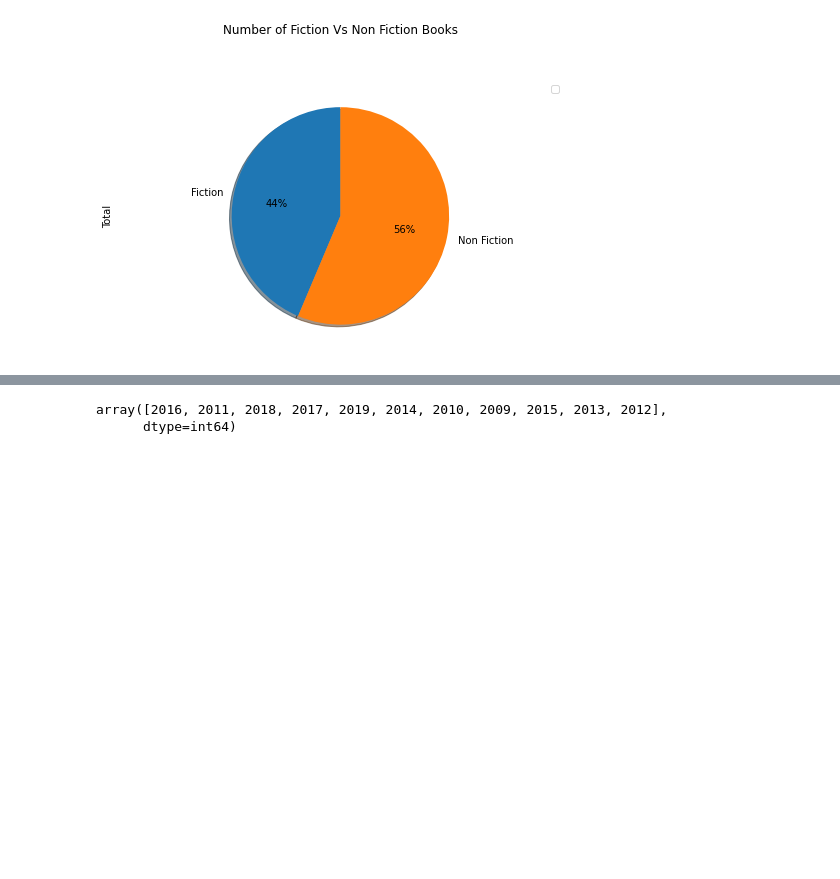
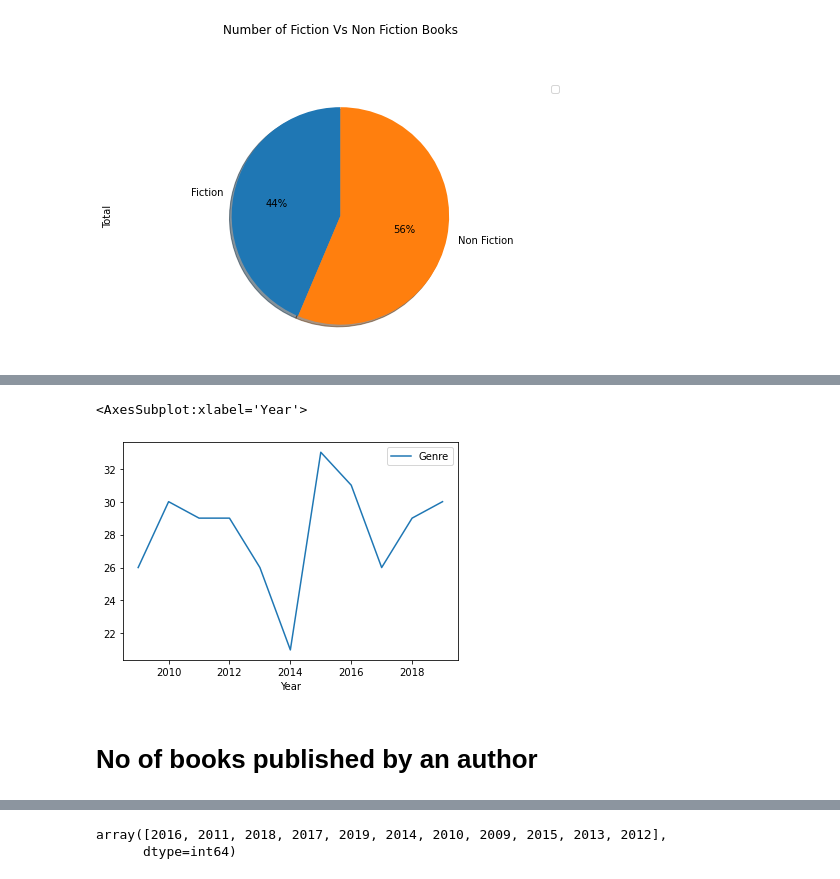
Before and after one commit to kav09/Analysis_of_Best_Selling_Books, a Jupyter notebook: notebook.ipynb, the cells around one changed output, grey strips where cells are left out. Cells and saved outputs as stored; diff of their text form; code cells hidden in the pictures; blank space fills up the shorter version.

```diff
--- a/notebook.ipynb
+++ b/notebook.ipynb
@@ -111,0 +194,7 @@ plt.show()
+# %%
+n_fic_year.plot()
+# %% [output]
+<AxesSubplot:xlabel='Year'>
+[figure, added]
+# %% [markdown]
+# No of books published by an author
```
Also changed, not shown: parts of 31 cells of this notebook.
